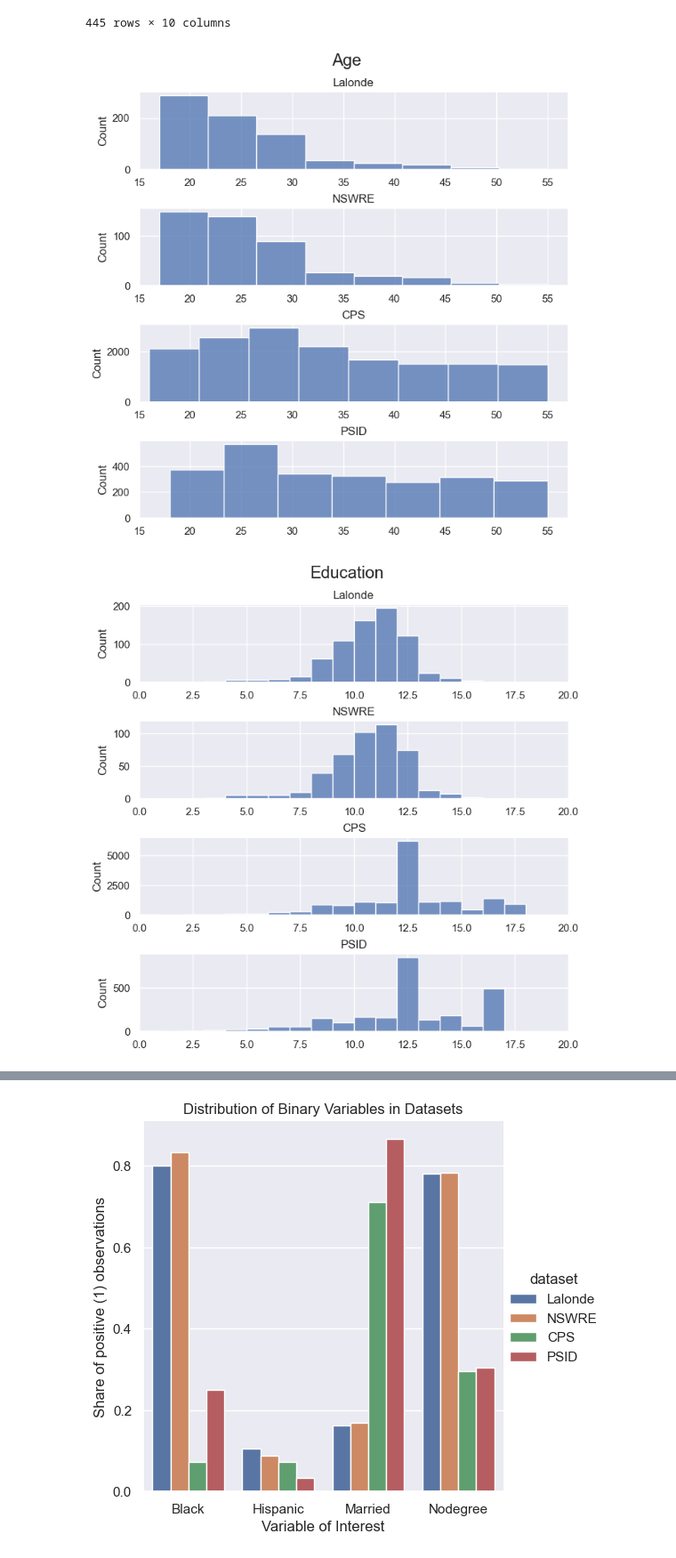
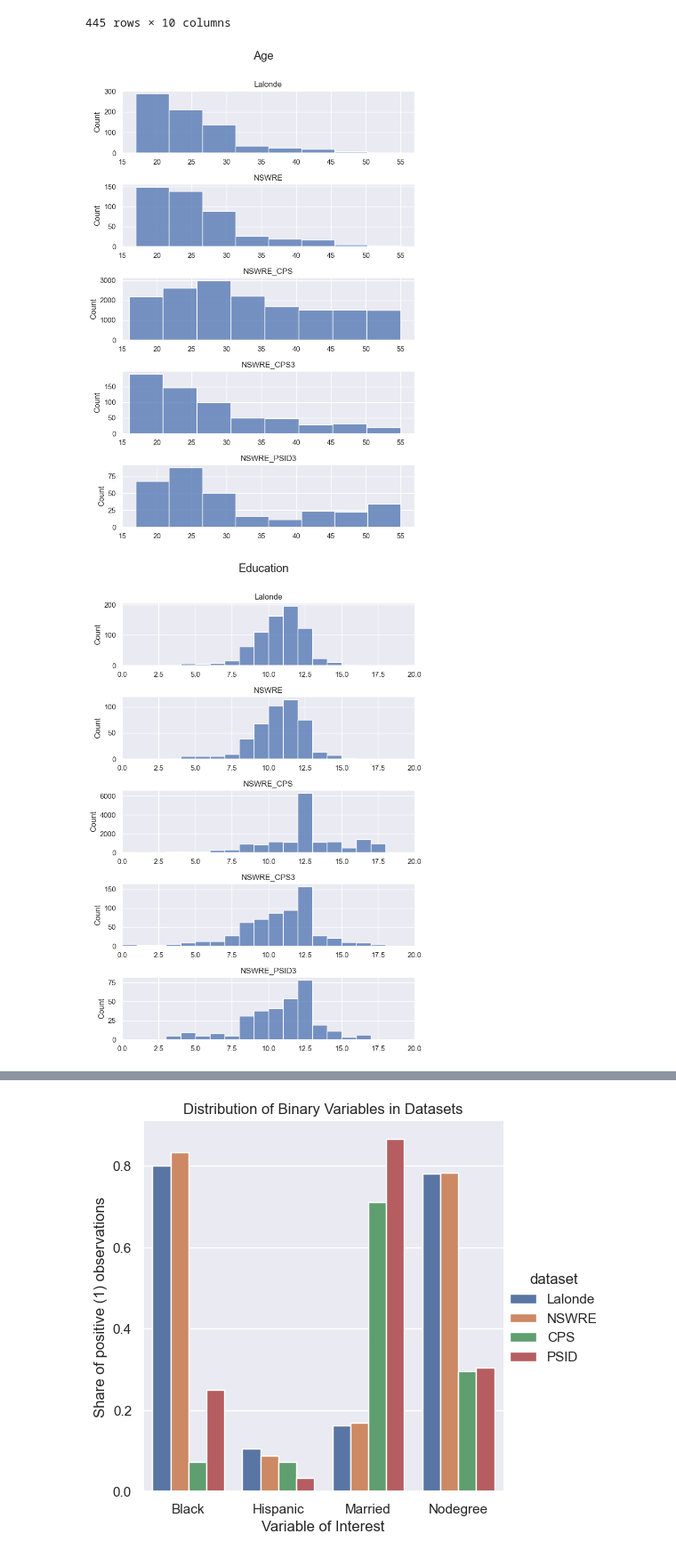
Before and after one commit to 8toz/causal_lalonde, a Jupyter notebook: EDA_all_datasets.ipynb, the cells around one changed output, grey strips where cells are left out. Shown: that part at 89% size. Saved outputs shown, nothing was run; the diff lists cells and outputs as text; code cells hidden in the pictures.

```diff
--- a/EDA_all_datasets.ipynb
+++ b/EDA_all_datasets.ipynb
@@ -6,6 +6,9 @@ import utils
 # %%
 # Load all datasets
 lalonde, nswre, cps_control, psid_control, cps2_control, cps3_control, psid2_control, psid3_control = utils.load_data()
+
+# Combined datasets
+nswre_cps, nswre_cps2, nswre_cps3, nswre_psid, nswre_psid2, nswre_psid3 = utils.load_combinations(nswre, cps_control, cps2_control, cps3_control,  psid_control, psid2_control, psid3_control)
 # %%
 nswre
 # %% [output]
@@ -26,7 +29,7 @@ nswre
 def histogram_comparison(datasets: [], variable: 'str', binwidth: int, names=None, xlim=None) -> None:
     # Create a histogram for the variable of interest for each dataset
     sns.set_theme(style="darkgrid")
-    plt.figure(figsize=(8,8))
+    plt.figure(figsize=(8,12))
     i = 1
     for dataset in datasets:
         plt.subplot(len(datasets), 1, i)
@@ -43,17 +46,21 @@ def histogram_comparison(datasets: [], variable: 'str', binwidth: int, names=Non
     plt.subplots_adjust(hspace=0.5)
     plt.show()
 # %%
-datasets = [lalonde, nswre, cps_control, psid_control]
-names = ['Lalonde', 'NSWRE', 'CPS', 'PSID']
+datasets = [lalonde, nswre,
+            #cps_control, psid_control,
+            nswre_cps, nswre_cps3, nswre_psid3]
+names = ['Lalonde', 'NSWRE',
+         #'CPS', 'PSID',
+         'NSWRE_CPS', 'NSWRE_CPS3', 'NSWRE_PSID3']
 variables = ['age', 'education', 're74', 're78']
 
 histogram_comparison(datasets, variable='age', binwidth=5, names=names, xlim=(15,57))
 
 histogram_comparison(datasets, variable='education', binwidth=1, names=names, xlim=(0, 20))
 
 histogram_comparison(datasets, variable='re74', binwidth=2000, names=names, xlim=(0, 80000))
 
 histogram_comparison(datasets, variable='re78', binwidth=2000, names=names, xlim=(0, 80000))
 # %% [output]
-[figure, old version]
+[figure, new version]
-[figure, old version]
+[figure, new version]
```
Also changed, not shown: parts of 2 cells of this notebook.
